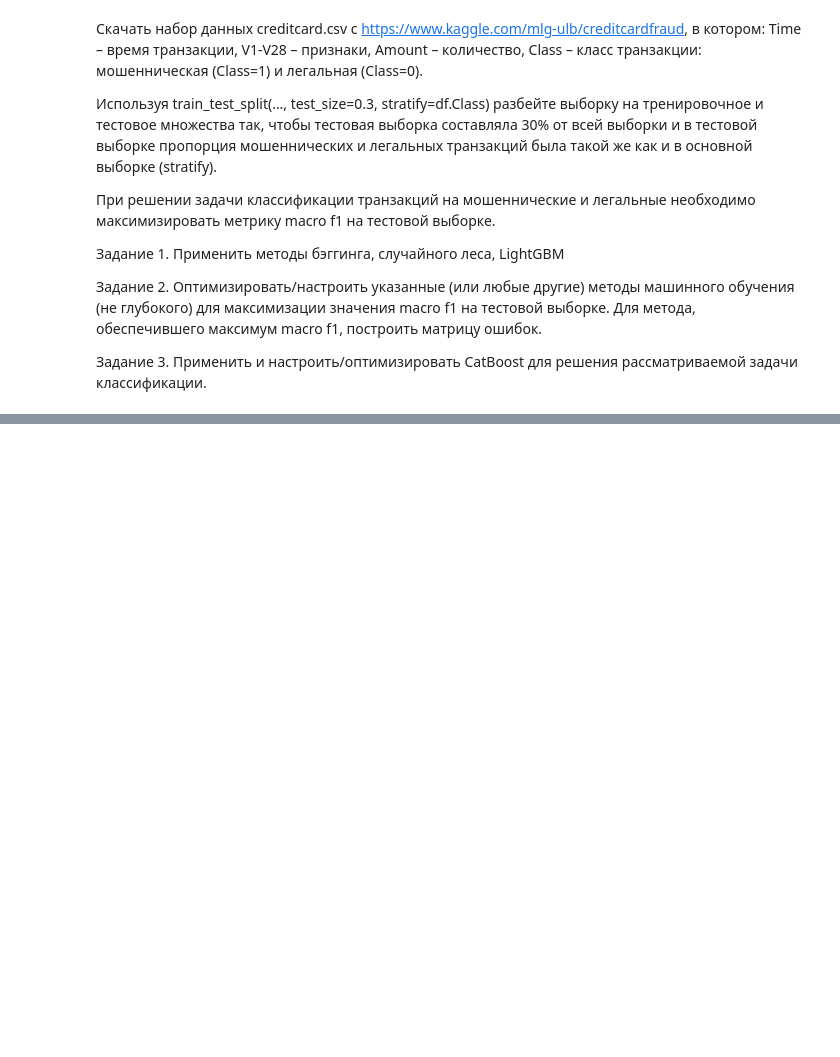
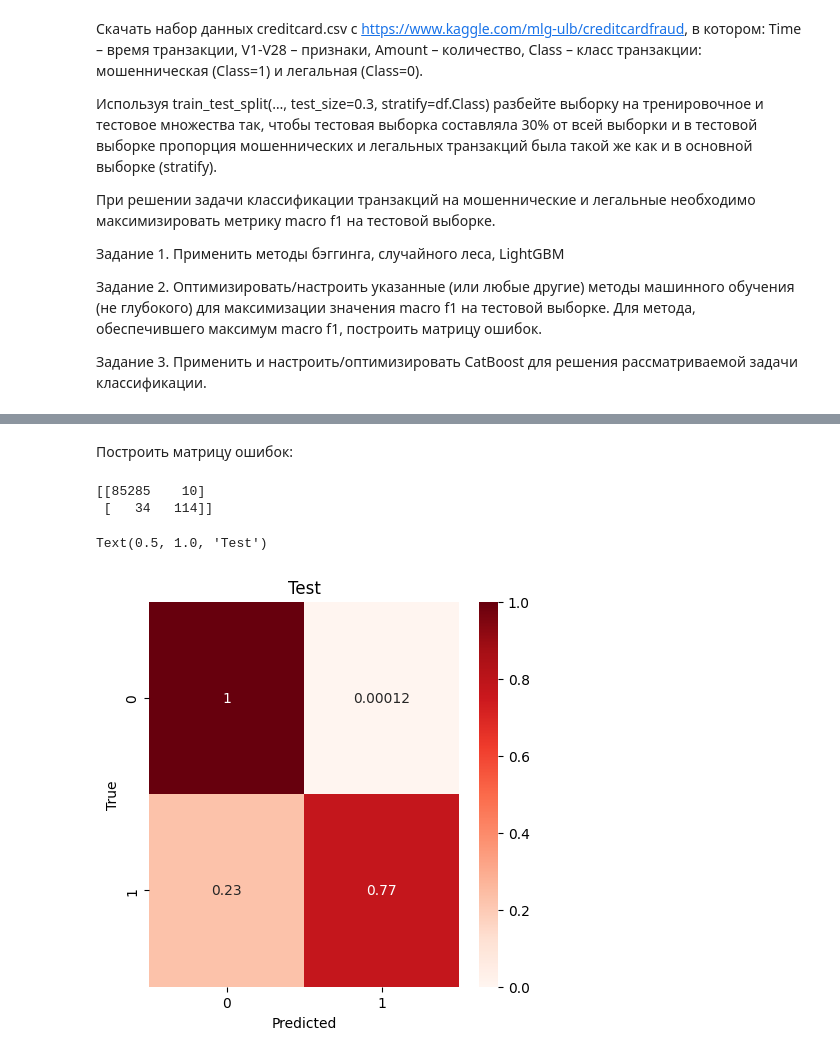
Before and after one commit to mu-stardash/Python-assignments, a Jupyter notebook: 5 laba/5_laba_python_big.ipynb, the cells around one changed output, grey strips where cells are left out. Drawn from its saved outputs; the diff is of its cells as text; code cells hidden in the pictures; blank space fills up the shorter version.

```diff
--- a/5 laba/5_laba_python_big.ipynb
+++ b/5 laba/5_laba_python_big.ipynb
@@ -152,0 +89,12 @@ from catboost import CatBoostClassifier
+# %%
+from sklearn.model_selection import GridSearchCV
+
+# Задаем словарь для перебора значений параметров
+# определение параметров для BaggingClassifier
+param_grid_bag = {'n_estimators': [10, 50, 100], 'max_samples': [0.5, 1.0]}
+
+# определение параметров для RandomForestClassifier
+param_grid_rf = {'n_estimators': [10, 50, 100], 'max_depth': [5, 10, None]}
+
+# определение параметров для LGBMClassifier
+param_grid_lgbm = {'n_estimators': [50, 100, 200], 'learning_rate': [0.01, 0.1, 0.5], 'max_depth': [3, 5, 10]}
@@ -152,0 +210,9 @@ from catboost import CatBoostClassifier
+# %%
+test_data = catboost_pool = Pool(X_train, y_train)
+model = CatBoostClassifier(iterations=100,
+                depth=6,
+                learning_rate=0.1,
+                loss_function='Logloss',
+                verbose=False)
+# train the model
+model.fit(X_train, y_train,verbose=False, plot=True)
@@ -152,0 +292,29 @@ from catboost import CatBoostClassifier
+# %% [markdown]
+Построить матрицу ошибок:
+# %%
+from sklearn.metrics import confusion_matrix
+
+# Построение матрицы ошибок
+cm = confusion_matrix(y_test, y_pred)
+print(cm)
+# %% [output]
+[[85285    10]
+ [   34   114]]
+# %%
+import numpy as np
+import seaborn as sns
+import matplotlib.pyplot as plt
+%matplotlib inline
+
+
+preds_test = model.predict(X_test)
+cm_train = confusion_matrix(y_test, preds_test).astype(np.float32)
+cm_train /= cm_train.sum(axis=1)[:, np.newaxis]
+plt.figure(figsize=(5, 5))
+g = sns.heatmap(cm_train, vmin=0, vmax=1, annot=True, cmap="Reds")
+plt.xlabel("Predicted")
+plt.ylabel("True")
+plt.title("Test")
+# %% [output]
+Text(0.5, 1.0, 'Test')
+[figure, added]
```
Also changed, not shown: parts of 59 cells of this notebook, 11 other files.
